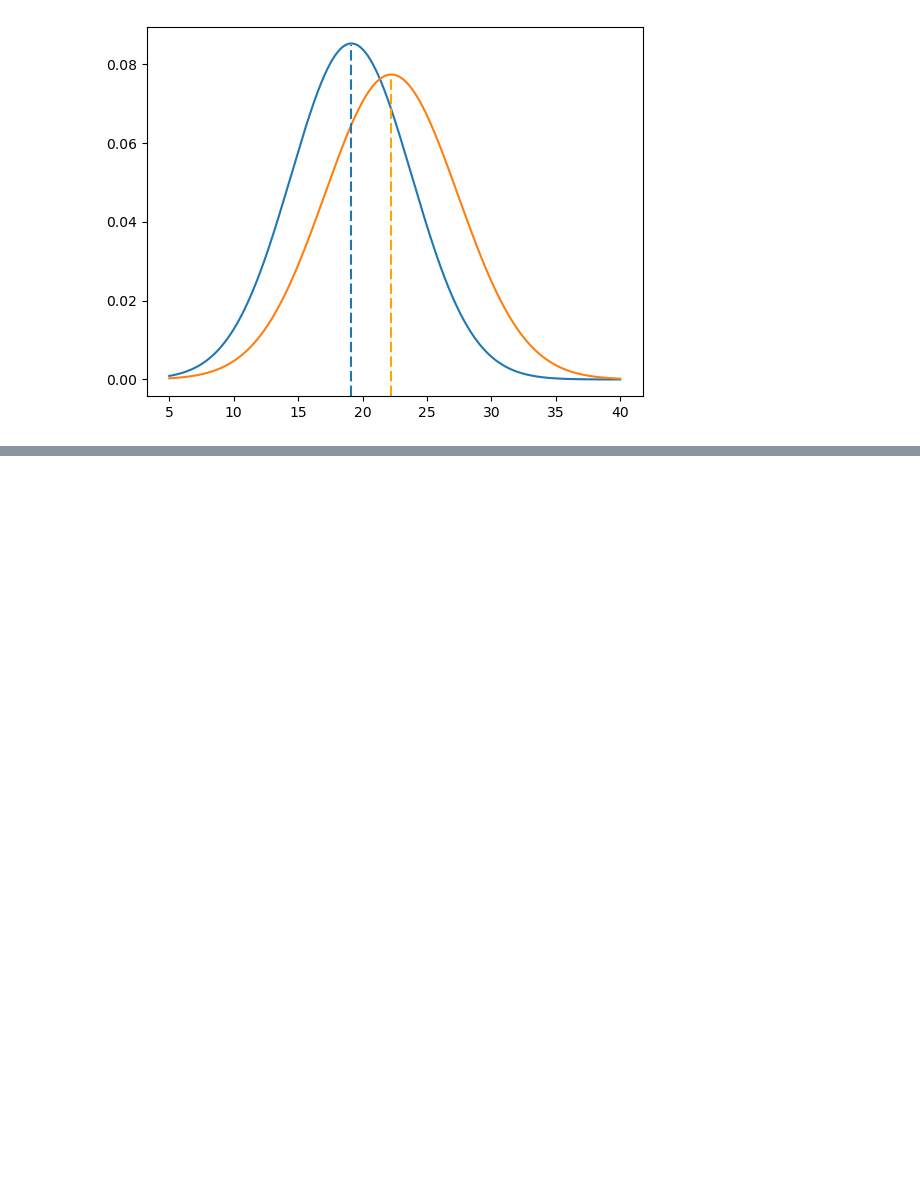
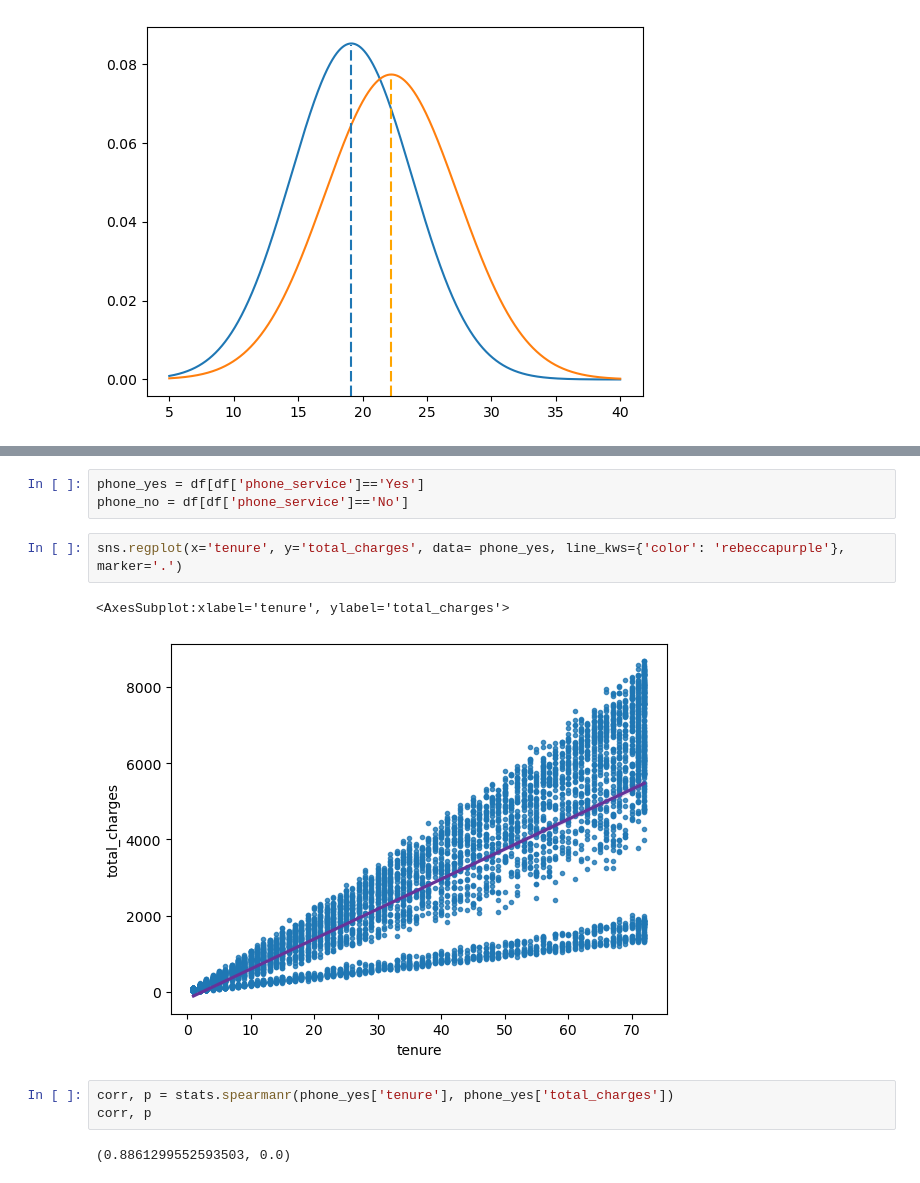
Before and after one commit to Andy-Jensen/statistics-exercises, a Jupyter notebook: hypothesis_testing.ipynb, the cells around one changed output, grey strips where cells are left out. Drawn from its saved outputs; the diff is of its cells as text; blank space fills up the shorter version.

```diff
--- a/hypothesis_testing.ipynb
+++ b/hypothesis_testing.ipynb
@@ -226,0 +357,13 @@ plt.show()
+# %%
+phone_yes = df[df['phone_service']=='Yes']
+phone_no = df[df['phone_service']=='No']
+# %%
+sns.regplot(x='tenure', y='total_charges', data= phone_yes, line_kws={'color': 'rebeccapurple'}, marker='.')
+# %% [output]
+<AxesSubplot:xlabel='tenure', ylabel='total_charges'>
+[figure, added]
+# %%
+corr, p = stats.spearmanr(phone_yes['tenure'], phone_yes['total_charges'])
+corr, p
+# %% [output]
+(0.8861299552593503, 0.0)
```
Also changed, not shown: parts of 69 cells of this notebook, 1 other file.
